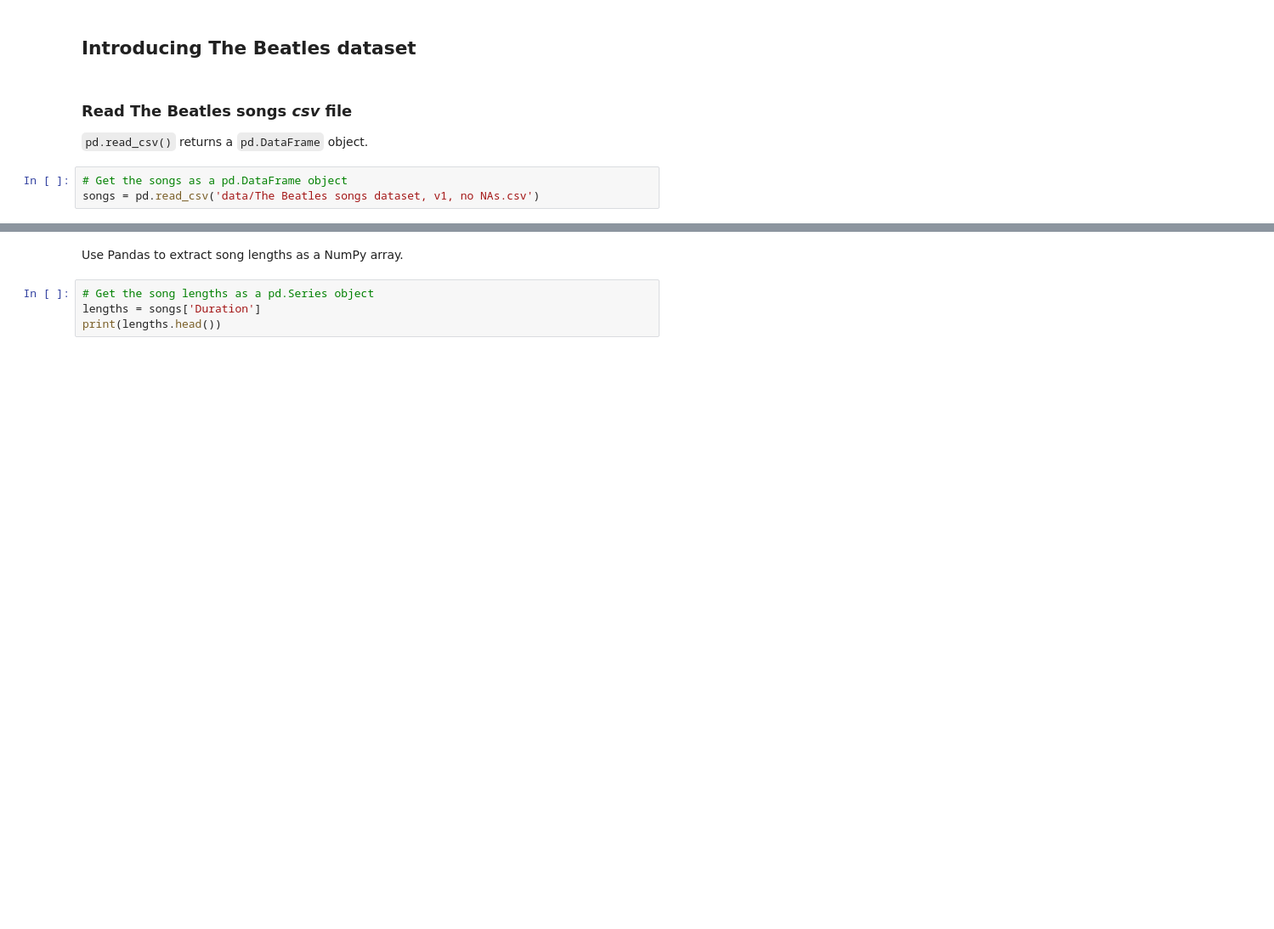
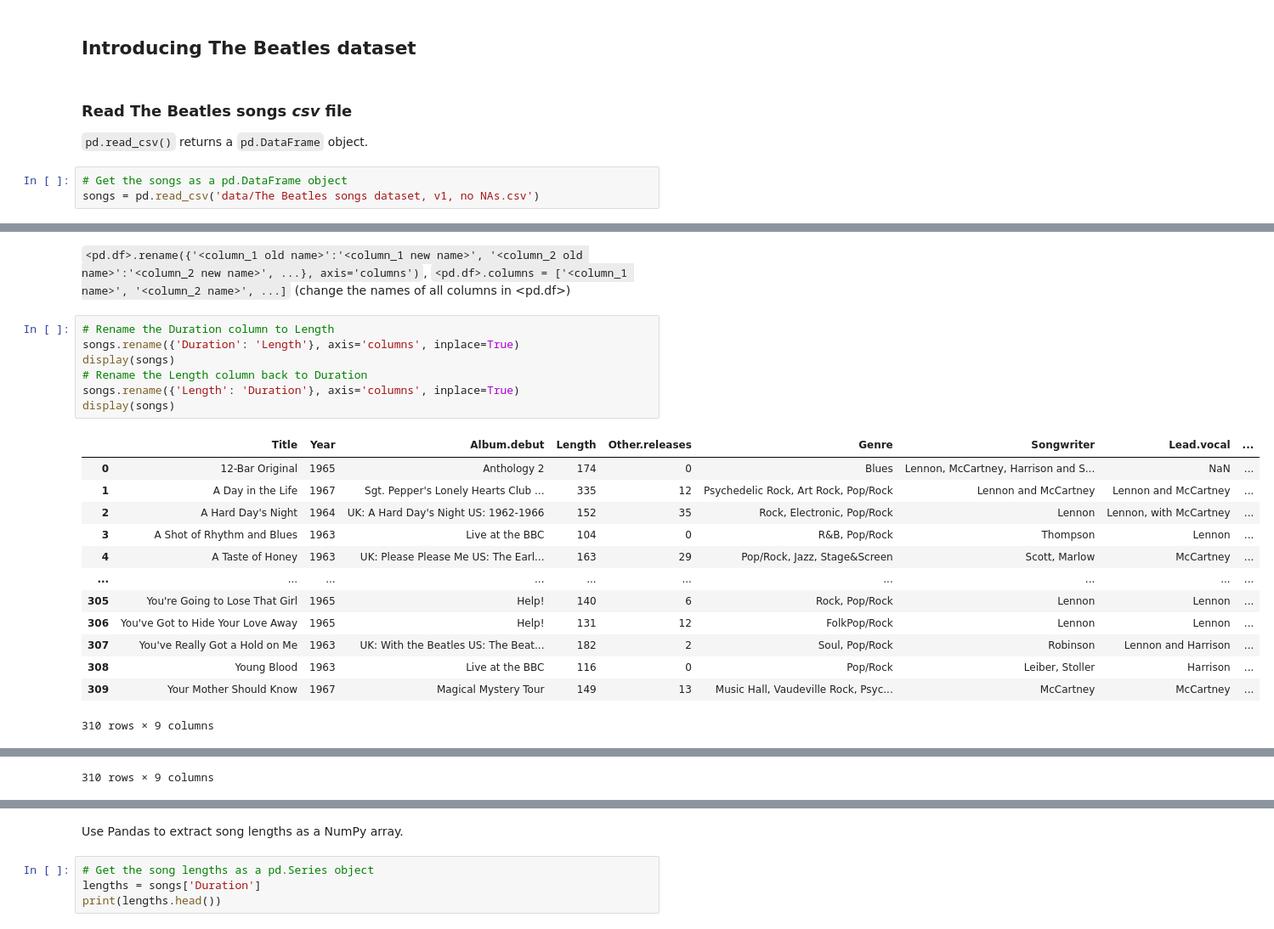
Before and after one commit to devedzic/eda, a Jupyter notebook: eda.ipynb, the cells around one changed output, grey strips where cells are left out. Shown at 85% size. Saved outputs shown, nothing was run; the diff lists cells and outputs as text; blank space fills up the shorter version.

```diff
--- a/eda.ipynb
+++ b/eda.ipynb
@@ -104,0 +196,23 @@ Index(['Title', 'Year', 'Album.debut', 'Duration', 'Other.releases', 'Genre',
+# %% [markdown]
+`<pd.df>.rename({'<column_1 old name>':'<column_1 new name>', '<column_2 old name>':'<column_2 new name>', ...}, axis='columns')`, `<pd.df>.columns = ['<column_1 name>', '<column_2 name>', ...]` (change the names of all columns in <pd.df>)
+# %%
+# Rename the Duration column to Length
+songs.rename({'Duration': 'Length'}, axis='columns', inplace=True)
+display(songs)
+# Rename the Length column back to Duration
+songs.rename({'Length': 'Duration'}, axis='columns', inplace=True)
+display(songs)
+# %% [output]
+|  | Title | Year | Album.debut | Length | Other.releases | Genre | Songwriter | Lead.vocal | ... |
+| 0 | 12-Bar Original | 1965 | Anthology 2 | 174 | 0 | Blues | Lennon, McCartney, Harrison and S... | NaN | ... |
+| 1 | A Day in the Life | 1967 | Sgt. Pepper's Lonely Hearts Club ... | 335 | 12 | Psychedelic Rock, Art Rock, Pop/Rock | Lennon and McCartney | Lennon and McCartney | ... |
+| 2 | A Hard Day's Night | 1964 | UK: A Hard Day's Night US: 1962-1966 | 152 | 35 | Rock, Electronic, Pop/Rock | Lennon | Lennon, with McCartney | ... |
+| 3 | A Shot of Rhythm and Blues | 1963 | Live at the BBC | 104 | 0 | R&B, Pop/Rock | Thompson | Lennon | ... |
+| 4 | A Taste of Honey | 1963 | UK: Please Please Me US: The Earl... | 163 | 29 | Pop/Rock, Jazz, Stage&Screen | Scott, Marlow | McCartney | ... |
+| ... | ... | ... | ... | ... | ... | ... | ... | ... | ... |
+| 305 | You're Going to Lose That Girl | 1965 | Help! | 140 | 6 | Rock, Pop/Rock | Lennon | Lennon | ... |
+| 306 | You've Got to Hide Your Love Away | 1965 | Help! | 131 | 12 | FolkPop/Rock | Lennon | Lennon | ... |
+| 307 | You've Really Got a Hold on Me | 1963 | UK: With the Beatles US: The Beat... | 182 | 2 | Soul, Pop/Rock | Robinson | Lennon and Harrison | ... |
+| 308 | Young Blood | 1963 | Live at the BBC | 116 | 0 | Pop/Rock | Leiber, Stoller | Harrison | ... |
+| 309 | Your Mother Should Know | 1967 | Magical Mystery Tour | 149 | 13 | Music Hall, Vaudeville Rock, Psyc... | McCartney | McCartney | ... |
+310 rows × 9 columns
@@ -104,0 +231 @@ Index(['Title', 'Year', 'Album.debut', 'Duration', 'Other.releases', 'Genre',
+310 rows × 9 columns
```
Also changed, not shown: parts of 32 cells of this notebook, 1 other file.
